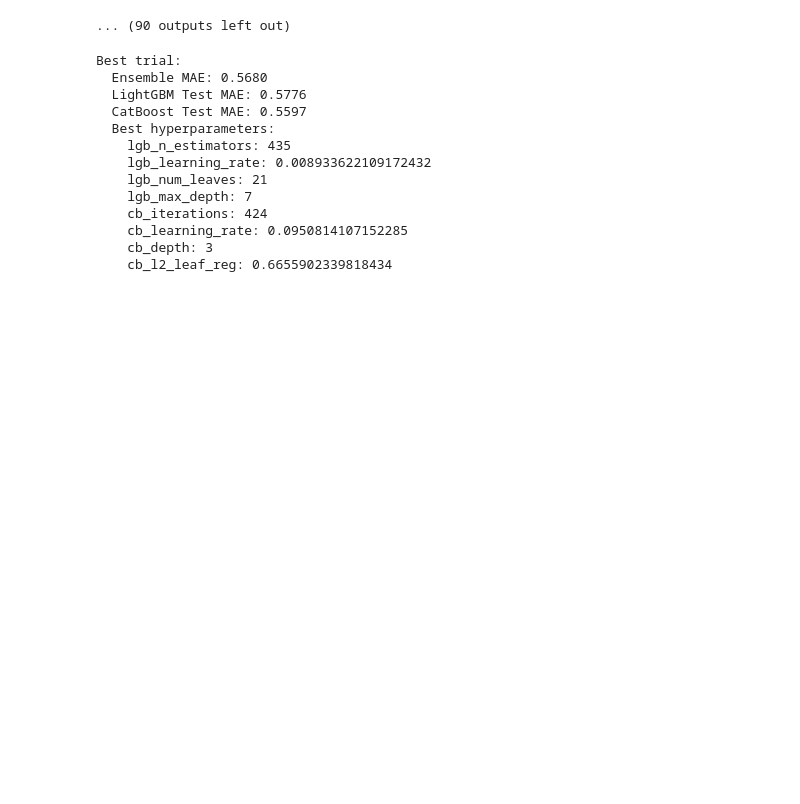
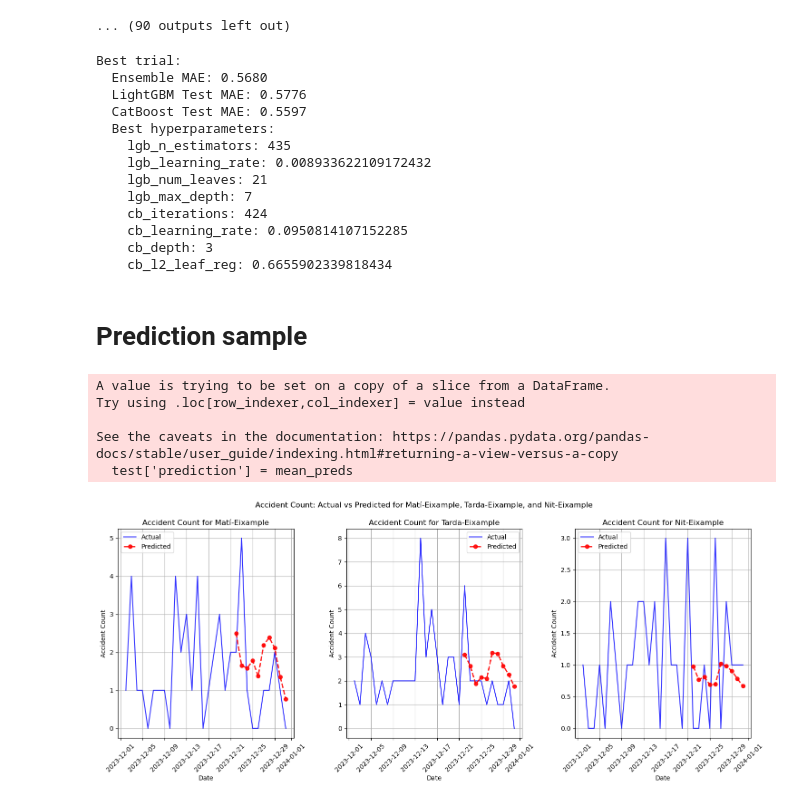
Before and after one commit to ezemriv/Barcelona-Traffic-Accident-Forecasting, a Jupyter notebook: data_preprocessing_and_modeling.ipynb, the cells around one changed output. Drawn from its saved outputs; the diff is of its cells as text; code cells hidden in the pictures; blank space fills up the shorter version.

```diff
--- a/data_preprocessing_and_modeling.ipynb
+++ b/data_preprocessing_and_modeling.ipynb
@@ -791,3 +792,56 @@ Best trial:
     cb_learning_rate: 0.0950814107152285
     cb_depth: 3
     cb_l2_leaf_reg: 0.6655902339818434
+# %% [markdown]
+# Prediction sample
+# %%
+# Predict with the individual models
+lgb_preds = lgb_model.predict(X_test)
+cb_preds = cb_model.predict(X_test)
+
+# Weighted mean of the predictions
+mean_preds = (lgb_preds * 0.5 + cb_preds * 0.5)
+
+# Add to test df
+test['prediction'] = mean_preds
+
+## Create the plot with a 3-column layout
+fig = plt.figure(figsize=(18, 6))
+gs = gridspec.GridSpec(1, 3, figure=fig, wspace=0.3)
+
+for i, unique_id in enumerate(['Matí-Eixample', 'Tarda-Eixample', 'Nit-Eixample']):
+    ax = fig.add_subplot(gs[0, i])
+
+    # Filter data for the current unique_id and select the last 30 days
+    df_id = df_sorted.loc[unique_id]
+    df_id_last_30_days = df_id.tail(30)
+
+    # Plot actual values for the last 30 days
+    ax.plot(df_id_last_30_days['date'], df_id_last_30_days['accident_count'], label='Actual', color='blue', linewidth=1.5, alpha=0.8)
+
+    # Plot predicted values for the last 30 days
+    test_id = test.loc[unique_id]
+    test_id_last_30_days = test_id.tail(30)
+    ax.plot(test_id_last_30_days['date'], test_id_last_30_days['prediction'], linestyle='--', label='Predicted', color='red', linewidth=2, marker='o', alpha=0.9)
+
+    # Set title and labels
+    ax.set_title(f'Accident Count for {unique_id}')
+    ax.set_xlabel('Date')
+    ax.set_ylabel('Accident Count')
+    ax.legend()
+    ax.grid(True)
+
+    # Rotate x-axis labels for better readability
+    ax.tick_params(axis='x', rotation=45)
+
+plt.suptitle('Accident Count: Actual vs Predicted for Matí-Eixample, Tarda-Eixample, and Nit-Eixample')
+plt.tight_layout(rect=[0, 0.03, 1, 0.95])
+plt.savefig("./viz/predictions.png")
+plt.show()
+# %% [output]
+A value is trying to be set on a copy of a slice from a DataFrame.
+Try using .loc[row_indexer,col_indexer] = value instead
+
+See the caveats in the documentation: https://pandas.pydata.org/pandas-docs/stable/user_guide/indexing.html#returning-a-view-versus-a-copy
+  test['prediction'] = mean_preds
+[figure, added]
```
Also changed, not shown: parts of 1 cell of this notebook, 8 other files.
